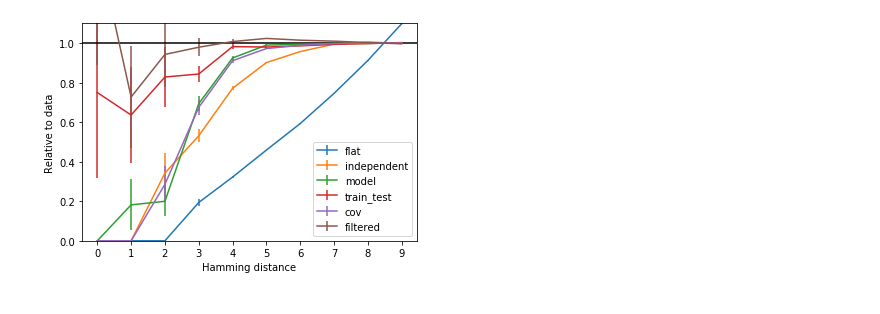
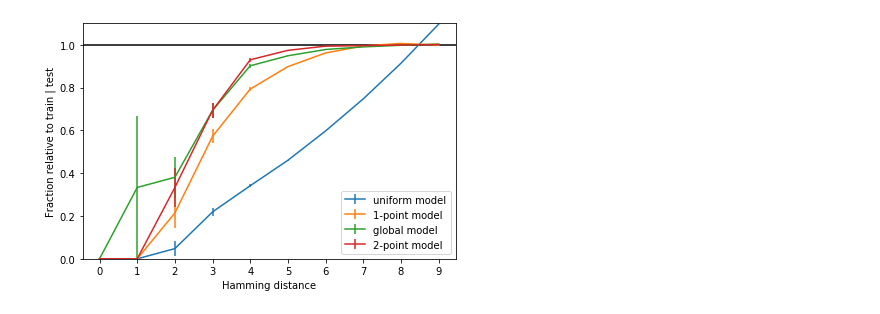
Before and after one commit to andim/peptidome, a Jupyter notebook: code/maxent/distribution_hamming_distances.ipynb, the cells around one changed output. Saved outputs shown, nothing was run; the diff lists cells and outputs as text; code cells hidden in the pictures.

```diff
--- a/code/maxent/distribution_hamming_distances.ipynb
+++ b/code/maxent/distribution_hamming_distances.ipynb
@@ -14,7 +15,7 @@ from lib.maxent import *
 datasets = ['train', 'test', 'model']
 sample_matrices = {}
 for dataset in datasets:
-    sample_matrices[dataset] =  load_matrix('data/%s_matrix.csv.gz' % dataset)[::9, :]
+    sample_matrices[dataset] =  load_matrix('data/%s_matrix_L9.csv.gz' % dataset)[::9, :]
 # %%
 sample_matrices['cov'] = load_matrix('../globalmaxent/data/model_matrix.csv.gz')[::9, :]
 # %%
@@ -30,17 +31,8 @@ sample_matrices['independent'] = np.random.choice(np.arange(0, 20, 1), size=samp
 # %%
 sample_matrices['flat'] = np.random.choice(np.arange(0, 20, 1), size=sample_matrices['test'].shape)
 # %%
-nsample = 8e7
+nsample = 1e8
 L = sample_matrices['test'].shape[1]
 hists_dict = {}
 for dataset in ['test', 'model', 'independent', 'flat', 'cov']:
     hists_dict[dataset] = pairwise_distances_jit(sample_matrices[dataset], N=nsample)
-# %%
-bins = np.arange(L+1)
-fig, ax = plt.subplots()
-for dataset in ['flat', 'independent', 'model', 'test', 'cov']:
-    ax.step(bins, hists_dict[dataset], label=dataset, where='mid')
-ax.set_yscale('log')
-ax.set_xticks(bins)
-ax.set_xlim(bins[0], bins[-1])
-ax.legend(loc='upper left');
@@ -54,3 +44,12 @@ hists_dict['filtered'] = pairwise_distances_jit(filtered, N=nsample)
 hists_dict['train_test'] = pairwise_distances_jit(sample_matrices['train'],
                                                   data2=sample_matrices['test'],
                                                   N=nsample)
+# %%
+bins = np.arange(L+1)
+fig, ax = plt.subplots()
+for dataset in ['flat', 'independent', 'model', 'test', 'cov', 'train_test']:
+    ax.step(bins, hists_dict[dataset], label=dataset, where='mid')
+ax.set_yscale('log')
+ax.set_xticks(bins)
+ax.set_xlim(bins[0], bins[-1])
+ax.legend(loc='upper left');
@@ -70,18 +71,23 @@ sample_composition = np.concatenate(sampless)
 hists_dict['composition'] = pairwise_distances_jit(sample_composition, N=nsample)
 # %%
 fig, ax = plt.subplots()
-for dataset in ['flat', 'independent', 'model', 'train_test', 'cov', 'filtered']:
-    ax.errorbar(bins, (hists_dict[dataset])/(hists_dict['test']),
-                hists_dict[dataset]**.5/hists_dict['test'],
-                label=dataset)
+labels = {'flat': 'uniform model',
+          'model': '2-point model',
+          'cov':'global model',
+          'independent' : '1-point model'}
+for dataset in ['flat', 'independent', 'cov', 'model']:
+    ax.errorbar(bins, (hists_dict[dataset])/(hists_dict['train_test']),
+                hists_dict[dataset]**.5/hists_dict['train_test'],
+                label=labels[dataset])
 ax.set_xticks(bins)
 ax.axhline(1.0, c='k')
 ax.set_ylim(0.0, 1.1)
 ax.legend(loc='lower right')
 ax.set_xlabel('Hamming distance')
-ax.set_ylabel('Relative to data');
+ax.set_ylabel('Fraction relative to train | test')
+fig.tight_layout()
 # %% [output]
-[figure, old version]
+[figure, new version]
 # %%
 pairwise_hist = {}
 for dataset in ['model', 'independent', 'flat', 'cov']:
```
Also changed, not shown: parts of 5 cells of this notebook, 11 other files.
